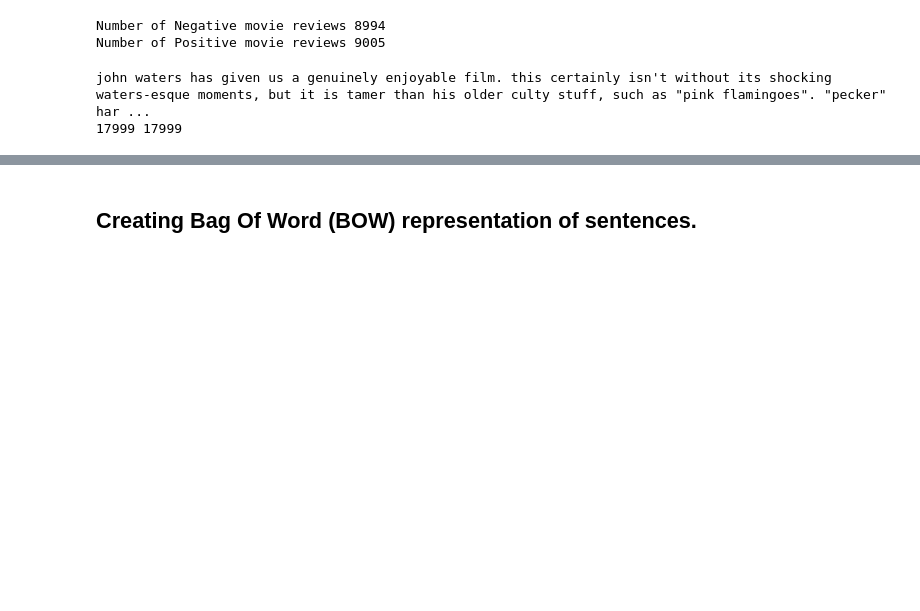
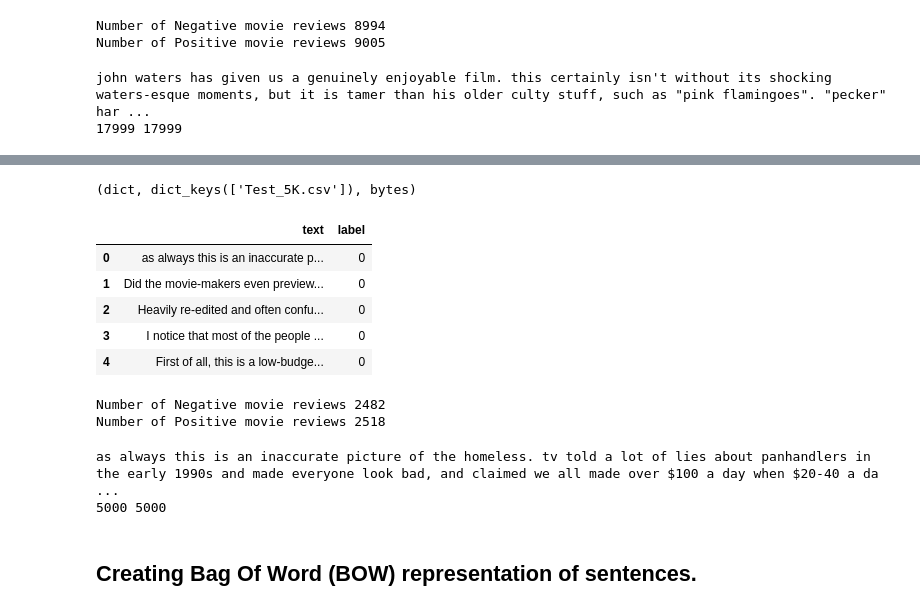
Before and after one commit to Sirius-Aabhas/CS69002_9A_18CS60R55, a Jupyter notebook: DL_Assign.ipynb, the cells around one changed output, grey strips where cells are left out. Cells and saved outputs as stored; diff of their text form; code cells hidden in the pictures; blank space fills up the shorter version.

```diff
--- a/DL_Assign.ipynb
+++ b/DL_Assign.ipynb
@@ -52,0 +82,4 @@ john waters has given us a genuinely enjoyable film. this certainly isn't withou
+# %%
+from google.colab import files
+import io
+uploaded = files.upload()
@@ -53,3 +89,33 @@ john waters has given us a genuinely enjoyable film. this certainly isn't withou
+# %%
+type(uploaded), uploaded.keys(), type(uploaded['Test_5K.csv'])
+# %% [output]
+(dict, dict_keys(['Test_5K.csv']), bytes)
+# %%
+df_test = pd.read_csv(io.StringIO(uploaded['Test_5K.csv'].decode('utf-8')), sep='\t')
+df_test.head()
+# %% [output]
+|  | text | label |
+| 0 | as always this is an inaccurate p... | 0 |
+| 1 | Did the movie-makers even preview... | 0 |
+| 2 | Heavily re-edited and often confu... | 0 |
+| 3 | I notice that most of the people ... | 0 |
+| 4 | First of all, this is a low-budge... | 0 |
+# %%
+print('Number of Negative movie reviews', len(df_test[df_test['label']==0]))
+print('Number of Positive movie reviews', len(df_test[df_test['label']==1]))
+# %% [output]
+Number of Negative movie reviews 2482
+Number of Positive movie reviews 2518
+# %%
+text_reviews_test = df_test['text'].astype(str).tolist()
+text_labels_test = df_test['label'].astype(int)
+
+text_reviews_test = [x.lower() for x in text_reviews_test]
+print(text_reviews_test[0], text_labels_test[0])
+print(len(text_reviews_test), len(text_labels_test))
+# %% [output]
+as always this is an inaccurate picture of the homeless. tv told a lot of lies about panhandlers in the early 1990s and made everyone look bad, and claimed we all made over $100 a day when $20-40 a da ...
+5000 5000
 # %% [markdown]
 ## Creating Bag Of Word (BOW) representation of sentences.
 # %%
```
Also changed, not shown: parts of 35 cells of this notebook.
